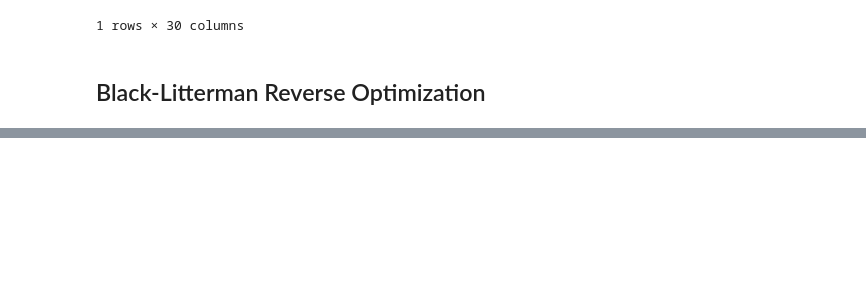
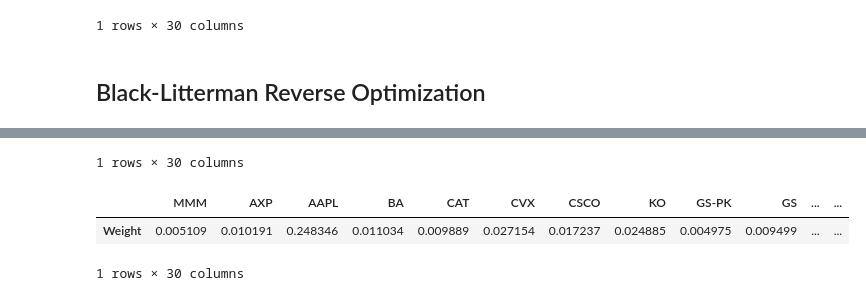
Before and after one commit to ps1899/Portfolio_Optimization-Black_Litterman, a Jupyter notebook: bl copy.ipynb, the cells around one changed output, grey strips where cells are left out. Cells and saved outputs as stored; diff of their text form; code cells hidden in the pictures; blank space fills up the shorter version.

```diff
--- a/bl copy.ipynb
+++ b/bl copy.ipynb
@@ -391 +391,8 @@ display(pd.DataFrame({'Weight': result_2.W}, index=names).T)
 1 rows × 30 columns
+# %%
+# Markowitz Model weight distribution
+display(pd.DataFrame({'Weight': result_1.W}, index=names).T)
+
+# Black-Litterman Model weight distribution
+display(pd.DataFrame({'Weight': result_2.W}, index=names).T)
+# %% [output]
@@ -391,0 +401,4 @@ display(pd.DataFrame({'Weight': result_2.W}, index=names).T)
+1 rows × 30 columns
+|  | MMM | AXP | AAPL | BA | CAT | CVX | CSCO | KO | GS-PK | GS | ... | ... |
+| Weight | 0.005109 | 0.010191 | 0.248346 | 0.011034 | 0.009889 | 0.027154 | 0.017237 | 0.024885 | 0.004975 | 0.009499 | ... | ... |
+1 rows × 30 columns
```
Also changed, not shown: parts of 6 cells of this notebook.
